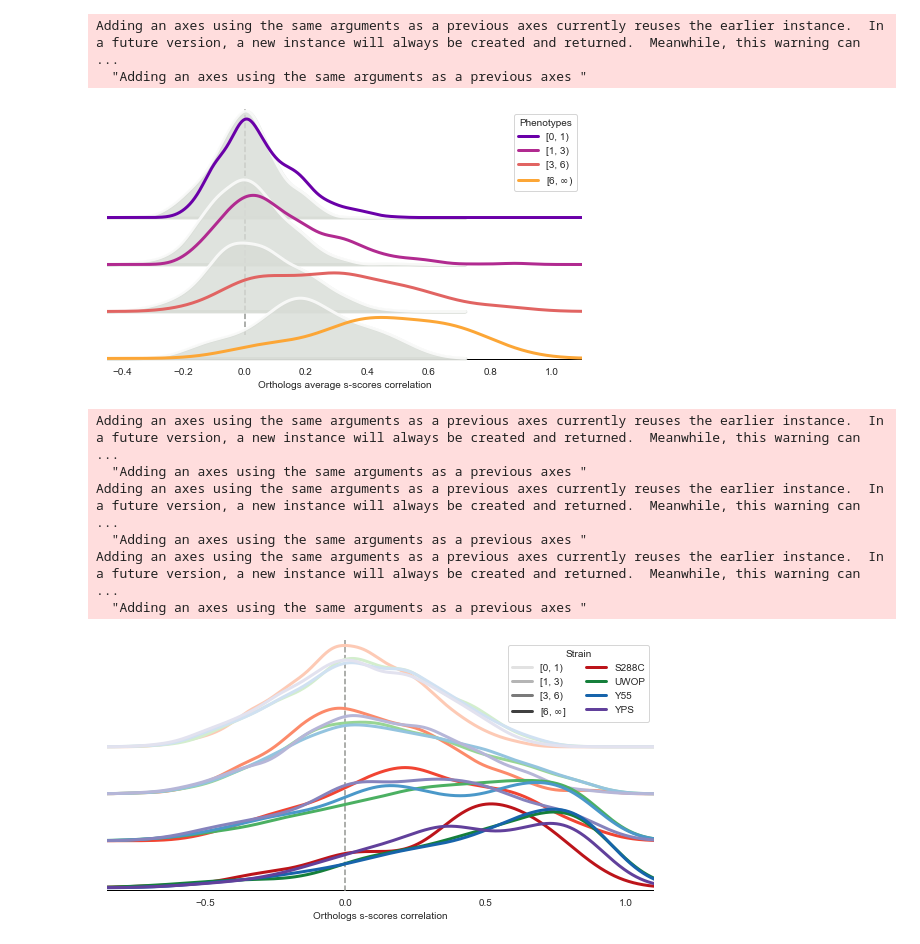
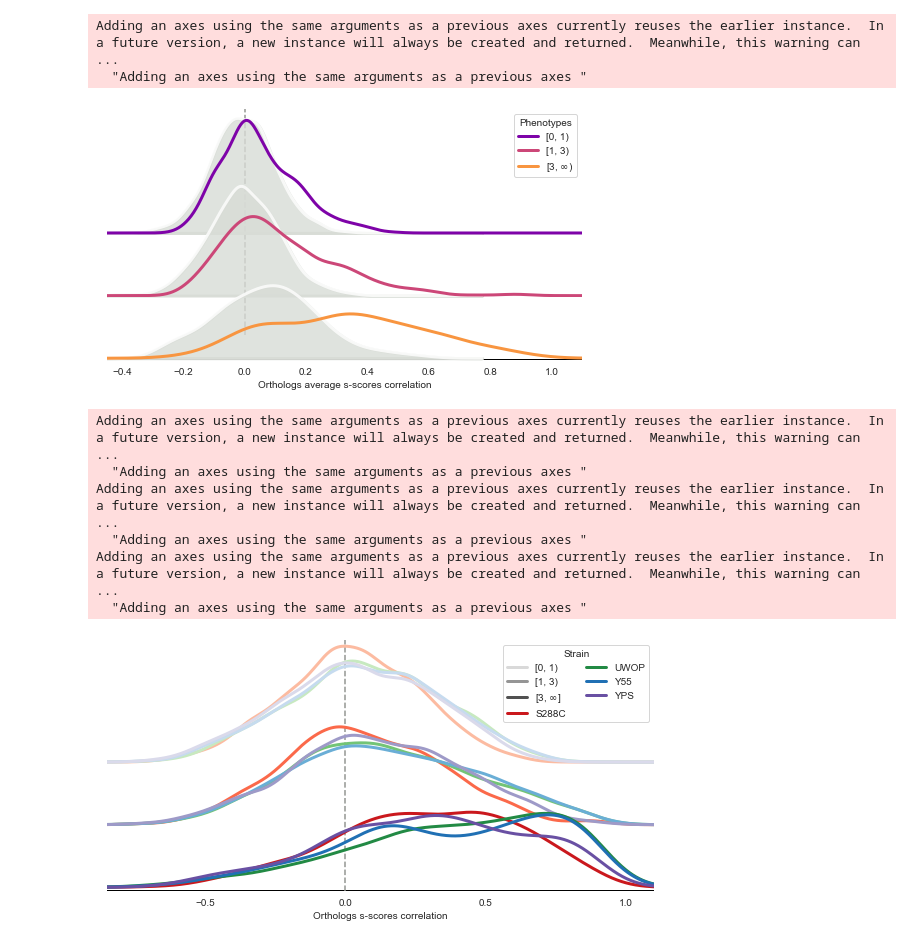
Before and after one commit to mgalardini/2018koyeast, a Jupyter notebook: notebooks/orthologs-strata.ipynb, the cells around one changed output. Saved outputs shown, nothing was run; the diff lists cells and outputs as text; code cells hidden in the pictures.

```diff
--- a/notebooks/orthologs-strata.ipynb
+++ b/notebooks/orthologs-strata.ipynb
@@ -1,6 +1,6 @@
 # %%
 orth = ['../out/orthologs_correlation_g%d.tsv' % x
-        for x in range(4)]
+        for x in range(3)]
 # %%
 # plotting imports
 %matplotlib inline
@@ -55,7 +55,7 @@ lc = joypy.joyplot(r[r['genes'] == 'same'],
                    figsize=(6, 4.5))
 
 for ax, color in zip(jp[1][:-1],
-                     sns.color_palette('plasma', 4)):
+                     sns.color_palette('plasma', 3)):
     ax.set_ylim(-0.05)
     ax.set_xlim(-0.7, 1.15)
     l = ax.lines[-1]
@@ -65,8 +65,7 @@ plt.legend([x.lines[-1]
             for x in jp[1][:-1]],
            ['[0, 1)',
             '[1, 3)',
-            '[3, 6)',
-            '[6, $\infty$]'],
+            '[3, $\infty$]'],
            title='Phenotypes')
 
 ax = jp[1][-1]
@@ -114,7 +113,7 @@ lc = joypy.joyplot(g[g['genes'] == 'same'],
                    figsize=(7, 4))
 
 for ax, color in zip(jp[1][:-1],
-                     sns.color_palette('plasma', 4)):
+                     sns.color_palette('plasma', 3)):
     ax.set_ylim(-0.05, 4.)
     ax.set_xlim(-0.45, 1.1)
     l = ax.lines[-1]
@@ -124,8 +123,7 @@ plt.legend([x.lines[-1]
             for x in jp[1][:-1]],
            ['[0, 1)',
             '[1, 3)',
-            '[3, 6)',
-            '[6, $\infty$)'],
+            '[3, $\infty$)'],
            title='Phenotypes')
 
 ax = jp[1][-1]
@@ -149,7 +147,7 @@ plt.savefig('orthologs-avg.svg',
 # %% [output]
 Adding an axes using the same arguments as a previous axes currently reuses the earlier instance.  In a future version, a new instance will always be created and returned.  Meanwhile, this warning can ...
   "Adding an axes using the same arguments as a previous axes "
-[figure, old version]
+[figure, new version]
 # %%
 cstrains = {'S288C': 'Reds',
             'Y55': 'Blues',
@@ -182,7 +180,7 @@ for strain in sorted(r['strain1'].unique()):
                            overlap=1.25,
                            figsize=(8, 4))
     for ax, color in zip(jp[1][:-1],
-                         sns.color_palette(cstrains[strain], 4)):
+                         sns.color_palette(cstrains[strain], 3)):
         ax.set_ylim(-0.05)
         ax.set_xlim(-0.85, 1.1)
         l = ax.lines[-1]
@@ -199,37 +197,36 @@ plt.xlim(-.85, 1.1)
 plt.axhline(0,
             color='k',
             lw=2)
 
 plt.legend([x.lines[0]
             for x in jp[1][:-1]] +
            [x
             for x in jp[1][-2].lines],
            ['[0, 1)',
             '[1, 3)',
-            '[3, 6)',
-            '[6, $\infty$]'] +
+            '[3, $\infty$]'] +
            sorted(r['strain1'].unique()),
            title='Strain',
            ncol=2)
 
 leg = plt.gca().get_legend()
-for i, color in enumerate(sns.color_palette('Greys', 4)):
+for i, color in enumerate(sns.color_palette('Greys', 3)):
     leg.legendHandles[i].set_color(color)
 
 plt.savefig('orthologs-strains.png',
             dpi=300, bbox_inches='tight',
             transparent=True)
 plt.savefig('orthologs-strains.svg',
             dpi=300, bbox_inches='tight',
             transparent=True);
 # %% [output]
 Adding an axes using the same arguments as a previous axes currently reuses the earlier instance.  In a future version, a new instance will always be created and returned.  Meanwhile, this warning can ...
   "Adding an axes using the same arguments as a previous axes "
 Adding an axes using the same arguments as a previous axes currently reuses the earlier instance.  In a future version, a new instance will always be created and returned.  Meanwhile, this warning can ...
   "Adding an axes using the same arguments as a previous axes "
 Adding an axes using the same arguments as a previous axes currently reuses the earlier instance.  In a future version, a new instance will always be created and returned.  Meanwhile, this warning can ...
   "Adding an axes using the same arguments as a previous axes "
-[figure, old version]
+[figure, new version]
 # %%
 jp = None
 for strain in sorted(r['strain1'].unique()):
```
Also changed, not shown: parts of 2 cells of this notebook, 2 other files.
